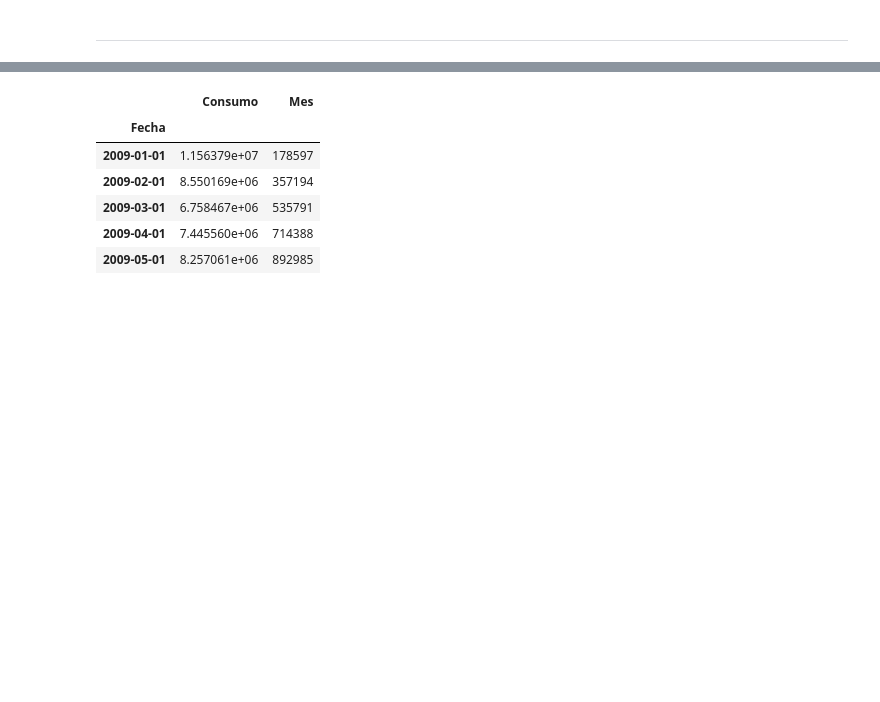
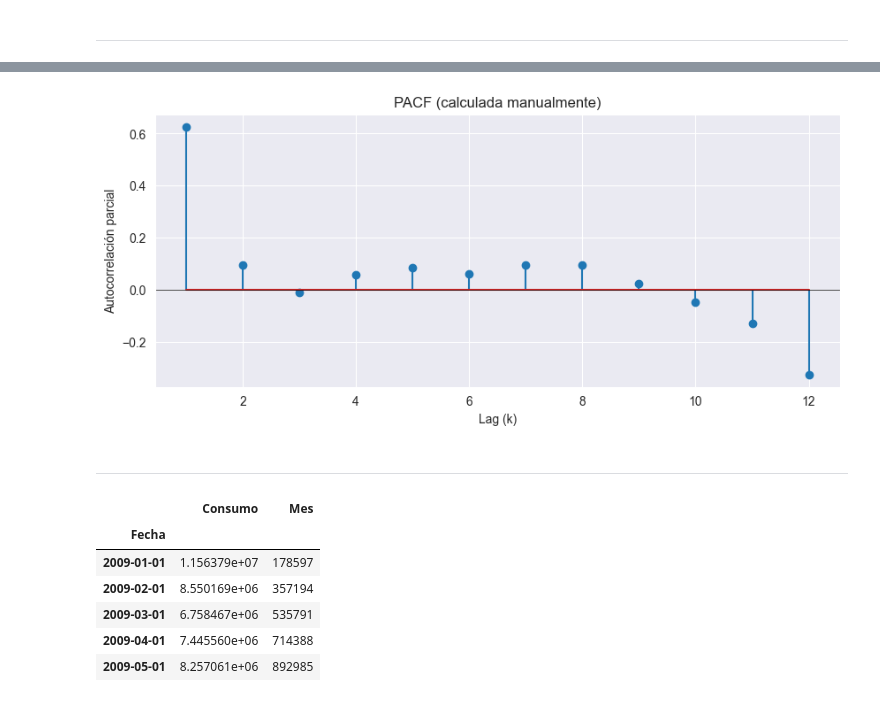
Before and after one commit to AlejandroChicaizaBMV/Proyecto_MN, a Jupyter notebook: proyecto.ipynb, the cells around one changed output, grey strips where cells are left out. Drawn from its saved outputs; the diff is of its cells as text; code cells hidden in the pictures; blank space fills up the shorter version.

```diff
--- a/proyecto.ipynb
+++ b/proyecto.ipynb
@@ -190,0 +295,7 @@ p-valor: 0.0007719663122021875
+# %%
+serie = df_dif_1['Consumo'].dropna().values
+pacf = calcular_pacf_simple(serie, max_lag=12)
+
+print("PACF:")
+for i, val in enumerate(pacf, start=1):
+    print(f"lag {i}: {val}")
@@ -191,3 +316,19 @@ p-valor: 0.0007719663122021875
+# %%
+def plot_pacf_manual(pacf_vals):
+    lags = list(range(1, len(pacf_vals) + 1))
+    plt.figure(figsize=(10, 4))
+    plt.stem(lags, pacf_vals)
+    plt.axhline(0, color='black', linewidth=0.5)
+    plt.title("PACF (calculada manualmente)")
+    plt.xlabel("Lag (k)")
+    plt.ylabel("Autocorrelación parcial")
+    plt.show()
+# %%
+plot_pacf_manual(pacf)
+# %% [output]
+[figure, added]
+# %% [markdown]
+---
 # %%
 from statsmodels.tsa.seasonal import seasonal_decompose
 # %%
```
Also changed, not shown: parts of 16 cells of this notebook.
